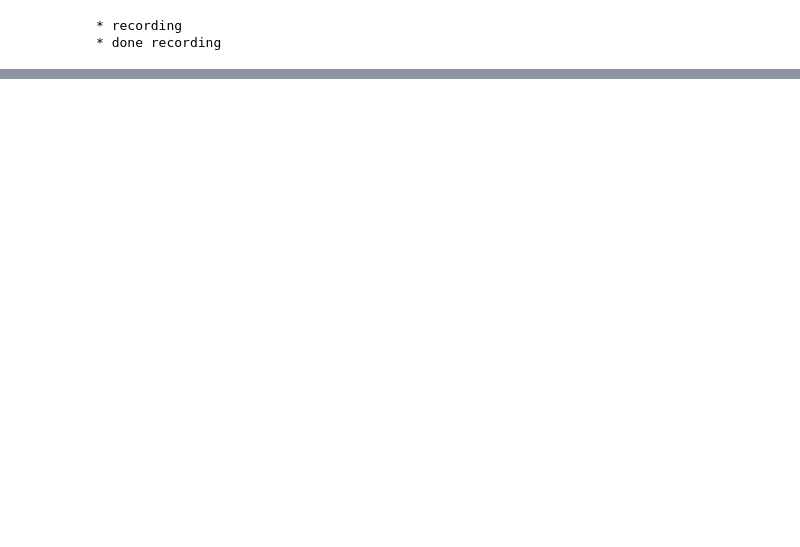
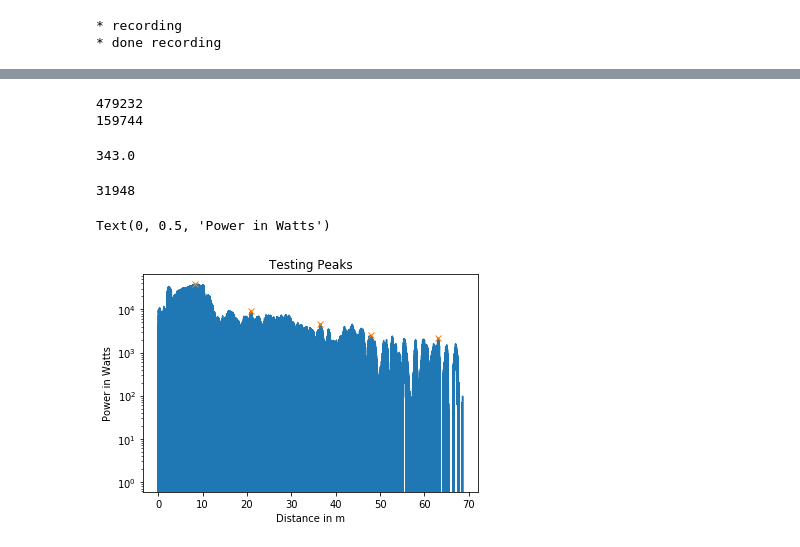
Before and after one commit to richard-romano/Radar435, a Jupyter notebook: RadarSim/LibrosaVersionRadar.ipynb, the cells around one changed output, grey strips where cells are left out. Drawn from its saved outputs; the diff is of its cells as text; code cells hidden in the pictures; blank space fills up the shorter version.

```diff
--- a/RadarSim/LibrosaVersionRadar.ipynb
+++ b/RadarSim/LibrosaVersionRadar.ipynb
@@ -134,0 +145,42 @@ librosa.display.waveplot(x, sr=sr)
+# %%
+# N Observations Effect
+# provide n observation effects
+channel1_env = channel1.reshape(RECORD_SECONDS+1, 159744)
+# add them all together
+n_obs_channel1_env = channel1_env.sum(axis=0)
+
+print(len(channel1))
+print(len(n_obs_channel1_env))
+# %% [output]
+479232
+159744
+# %%
+from scipy.signal import find_peaks
+
+dBm = -100 #dBm
+scalar = 1e-3 * np.power(10,(dBm/10))
+#height = scalar
+
+peaks, _ = find_peaks(n_obs_channel1_env, height=scalar, distance=5e3)
+# peaks2 = np.clip(n_obs_main_trace_env, a_min=scalar, a_max=None)
+peaks2 = peaks * R_unamb/(len(n_obs_channel1_env))
+
+# make the distance vector
+nsamps = int(len(n_obs_channel1_env)/5)
+x = np.linspace(0,R_unamb/5, nsamps)
+dx = R_unamb/nsamps/5
+display(R_unamb)
+display(nsamps)
+
+peaks = peaks[0:int(len(peaks)/5)]
+
+plt.semilogy(x,n_obs_channel1_env[0:nsamps])
+plt.semilogy(peaks*dx,n_obs_channel1_env[peaks], 'x')
+plt.title('Testing Peaks')
+plt.xlabel('Distance in m')
+plt.ylabel('Power in Watts')
+# %% [output]
+343.0
+31948
+Text(0, 0.5, 'Power in Watts')
+[figure, added]
```
Also changed, not shown: parts of 6 cells of this notebook, 1 other file.
